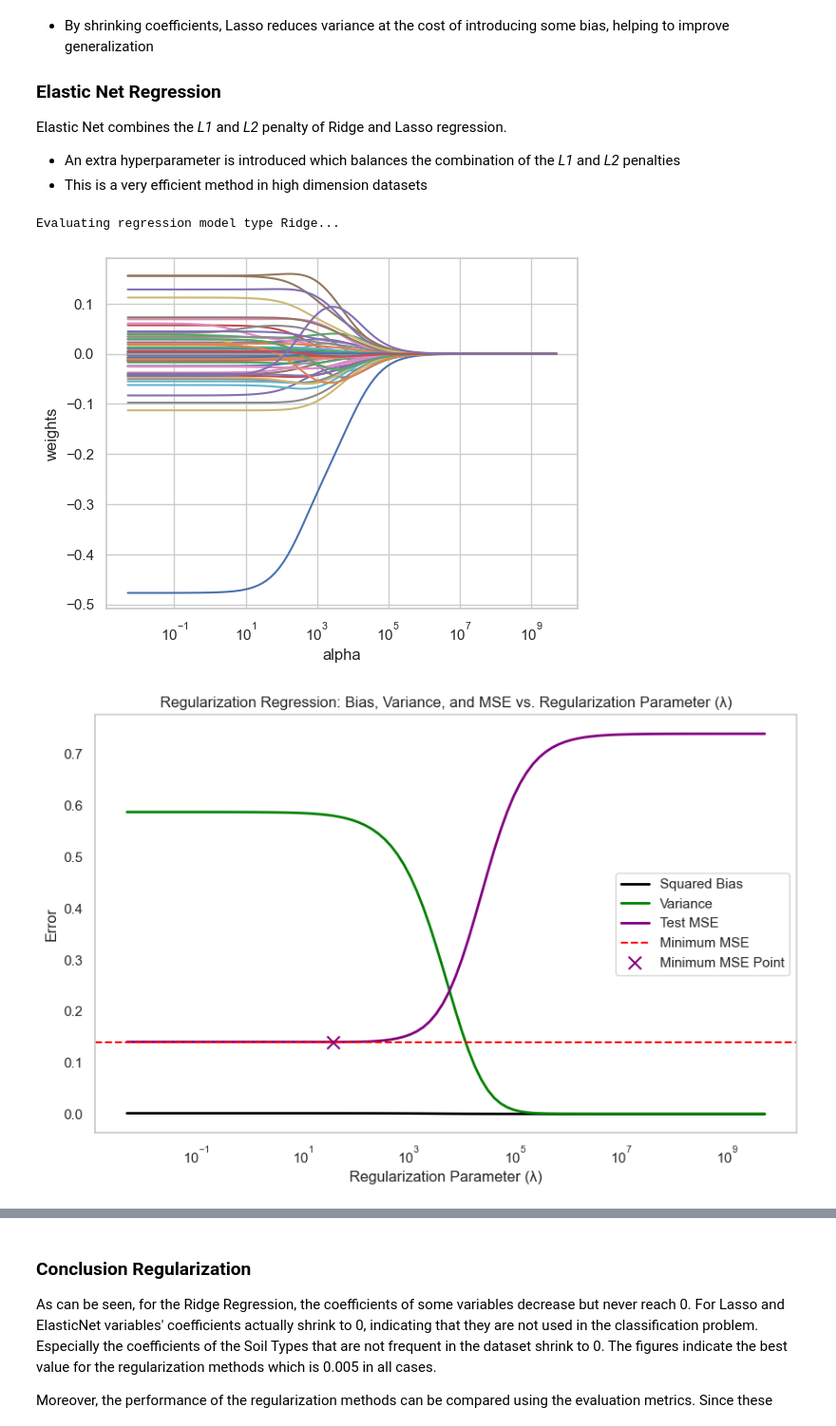
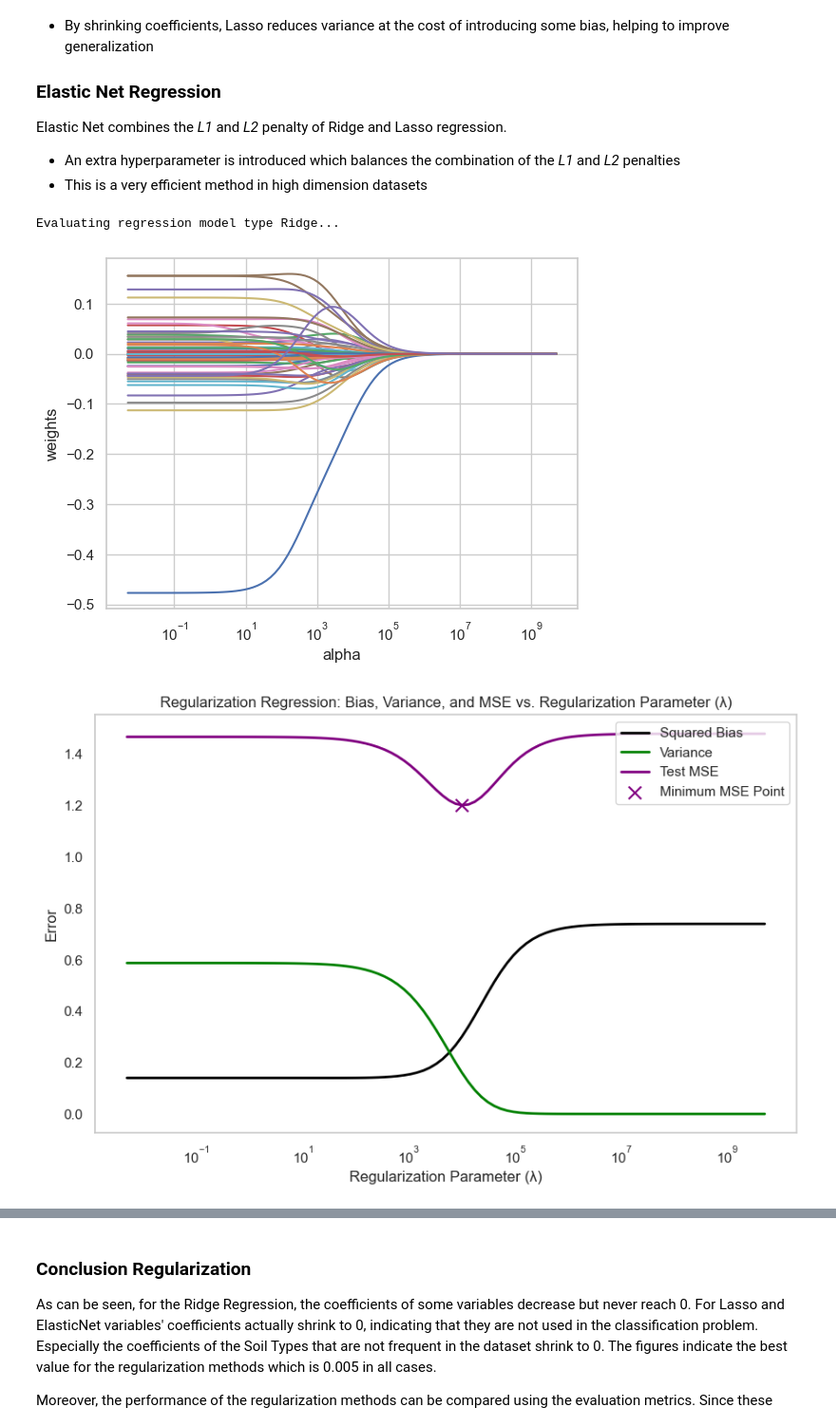
Before and after one commit to larsvdg/APRAU, a Jupyter notebook: Assignment_group_1.ipynb, the cells around one changed output, grey strips where cells are left out. Shown at 95% size. Drawn from its saved outputs; the diff is of its cells as text; code cells hidden in the pictures.

```diff
--- a/Assignment_group_1.ipynb
+++ b/Assignment_group_1.ipynb
@@ -778,8 +778,10 @@ Model Generalization: The goal is to find a model that generalizes well to unsee
 
 Difference between Ridge and Lasso with Elastic Net is that Test MSE increase faster but also faster remain stable.
 # %%
+import numpy as np
+import matplotlib.pyplot as plt
+
 def plot_bias_variance_tradeoff(alphas, squared_bias, variance, mse):
-
     """
     The plot_bias_variance_tradeoff function provides a visualization of the classic bias-variance tradeoff.
     It demonstrates how changes in the regularization parameter (denoted as alphas) affect squared bias,
@@ -791,12 +793,11 @@ def plot_bias_variance_tradeoff(alphas, squared_bias, variance, mse):
     plt.plot(alphas, variance, color='green', label='Variance', linewidth=2)
     plt.plot(alphas, mse, color='purple', label='Test MSE', linewidth=2)
     plt.xscale('log')
-    plt.axhline(y=min(mse), color='red', linestyle='--', label='Minimum MSE')
     plt.scatter(alphas[np.argmin(mse)], min(mse), color='purple', marker='x', s=100, label='Minimum MSE Point')
     plt.title('Regularization Regression: Bias, Variance, and MSE vs. Regularization Parameter (λ)')
     plt.xlabel('Regularization Parameter (λ)')
     plt.ylabel('Error')
-    plt.legend()
+    plt.legend(loc='upper right')
     plt.grid()
     plt.show()
 # %% [markdown]
@@ -822,6 +823,8 @@ Elastic Net combines the *L1* and *L2* penalty of Ridge and Lasso regression.
 # %%
 from typing import Union
 from sklearn.linear_model import LogisticRegression, Ridge, RidgeCV, Lasso, LassoCV, ElasticNet, ElasticNetCV
+
+
 
 def process_regression_model(regression_model: Union[Ridge, Lasso, ElasticNet], alphas, X, y, X_train = 0, y_train = 0, x_test = 0, y_test = 0):
     """
@@ -842,11 +845,13 @@ def process_regression_model(regression_model: Union[Ridge, Lasso, ElasticNet],
         coefs.append(model.coef_)
         y_pred = model.predict(x_test)
 
-        mse.append(mean_squared_error(y_pred, y_test))
 
-        bias = np.mean(y_pred - y_test)
-        squared_bias.append(bias ** 2)
+        bias = np.mean((y_pred - y_test) ** 2)
+        squared_bias.append(bias)
+
         variance.append(np.var(y_pred))
+        noise =  np.mean(np.var(y_test - np.mean(y_test)))
+        mse.append(bias + np.var(y_pred) + noise)
 
     np.shape(coefs)
     plot_regression_model(alphas, coefs)
@@ -909,19 +914,19 @@ alphas = 10**np.linspace(10,-2,100)*0.5
 # %%
 def evaluate_regression_models(X, y, X_train, X_test, y_train, y_test):
     regression_models = {
         "Ridge" : Ridge(),
         "Lasso" : Lasso(),
         "ElasticNet" : ElasticNet()
     }
 
     for model_name, model in regression_models.items():
         print(f"\nEvaluating regression model type {model_name}...")
 
         process_regression_model(model, alphas, X, y, X_train, y_train, X_test, y_test)
-        #process_regression_model_w_cross_validation(model, alphas, X_train, y_train, X_test, y_test)
+        process_regression_model_w_cross_validation(model, alphas, X_train, y_train, X_test, y_test)
 
 evaluate_regression_models(X_scaled ,y, X_train, X_test, y_train, y_test)
 # %% [output]
 Evaluating regression model type Ridge...
 [figure]
-[figure, old version]
+[figure, new version]
```
Also changed, not shown: parts of 3 cells of this notebook.
